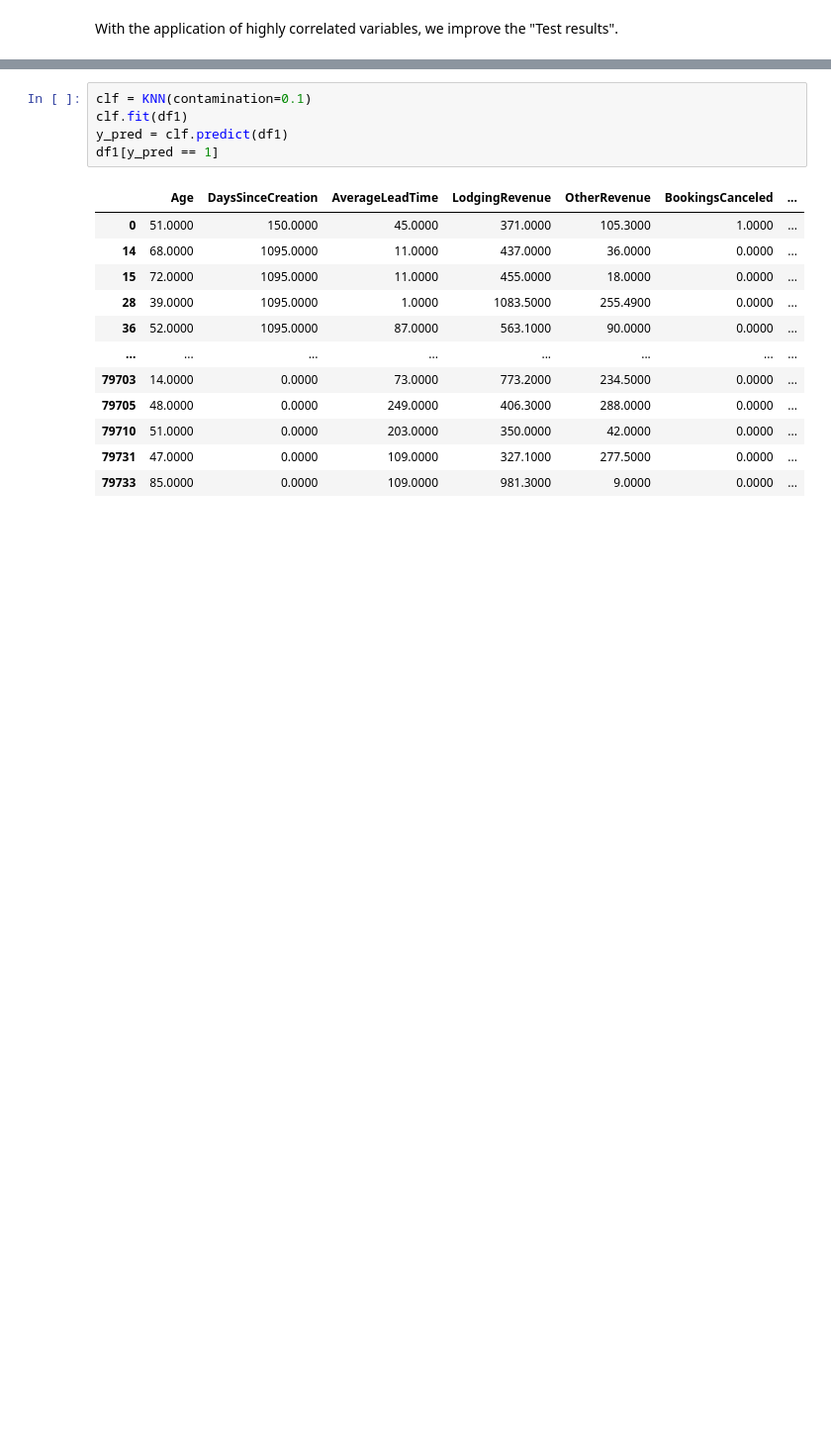
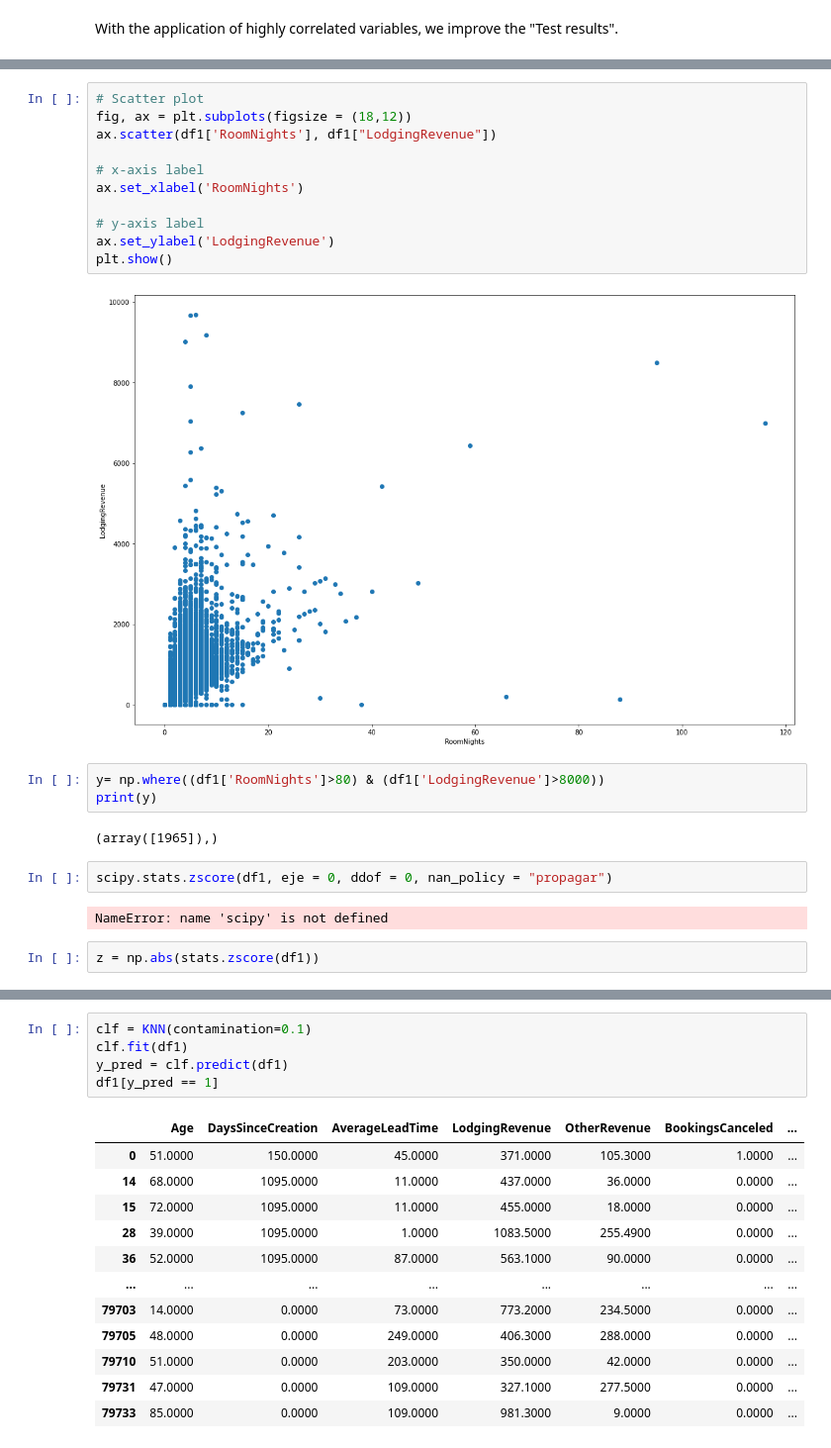
Before and after one commit to iremirezdeganuza72/Cohort_Analysis, a Jupyter notebook: Cohort analysis and segmentation.ipynb, the cells around one changed output, grey strips where cells are left out. Shown: that part at 99% size. Saved outputs shown, nothing was run; the diff lists cells and outputs as text; blank space fills up the shorter version.

```diff
--- a/Cohort analysis and segmentation.ipynb
+++ b/Cohort analysis and segmentation.ipynb
@@ -980,0 +1009,24 @@ With the application of highly correlated variables, we improve the "Test result
+# %%
+# Scatter plot
+fig, ax = plt.subplots(figsize = (18,12))
+ax.scatter(df1['RoomNights'], df1["LodgingRevenue"])
+
+# x-axis label
+ax.set_xlabel('RoomNights')
+
+# y-axis label
+ax.set_ylabel('LodgingRevenue')
+plt.show()
+# %% [output]
+[figure, added]
+# %%
+y= np.where((df1['RoomNights']>80) & (df1['LodgingRevenue']>8000))
+print(y)
+# %% [output]
+(array([1965]),)
+# %%
+scipy.stats.zscore(df1, eje = 0, ddof = 0, nan_policy = "propagar")
+# %% [output]
+NameError: name 'scipy' is not defined
+# %%
+z = np.abs(stats.zscore(df1))
```
Also changed, not shown: parts of 21 cells of this notebook.
